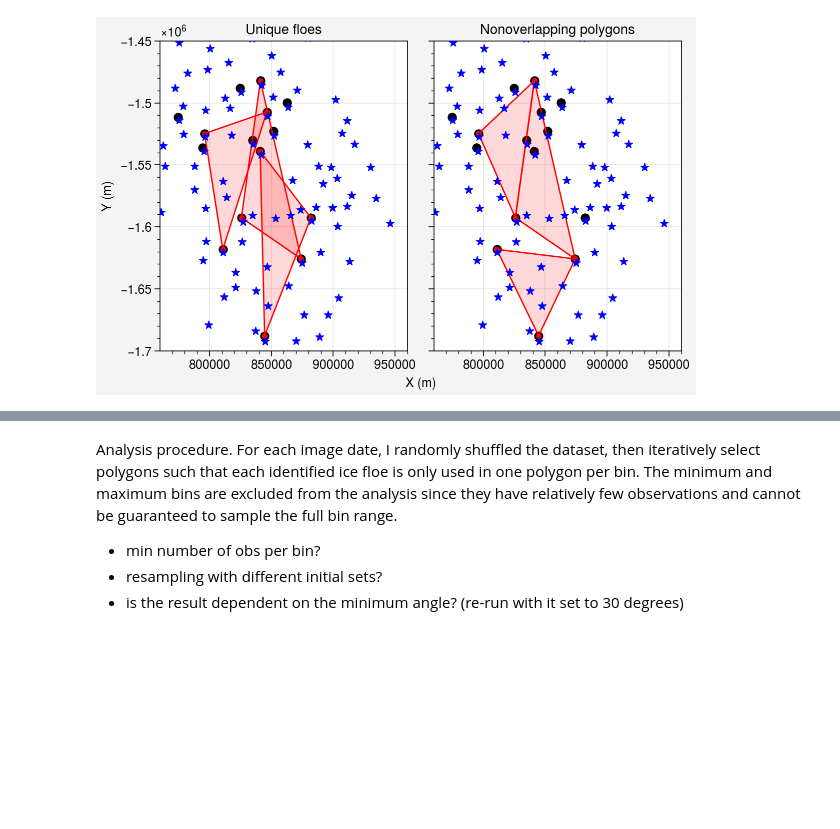
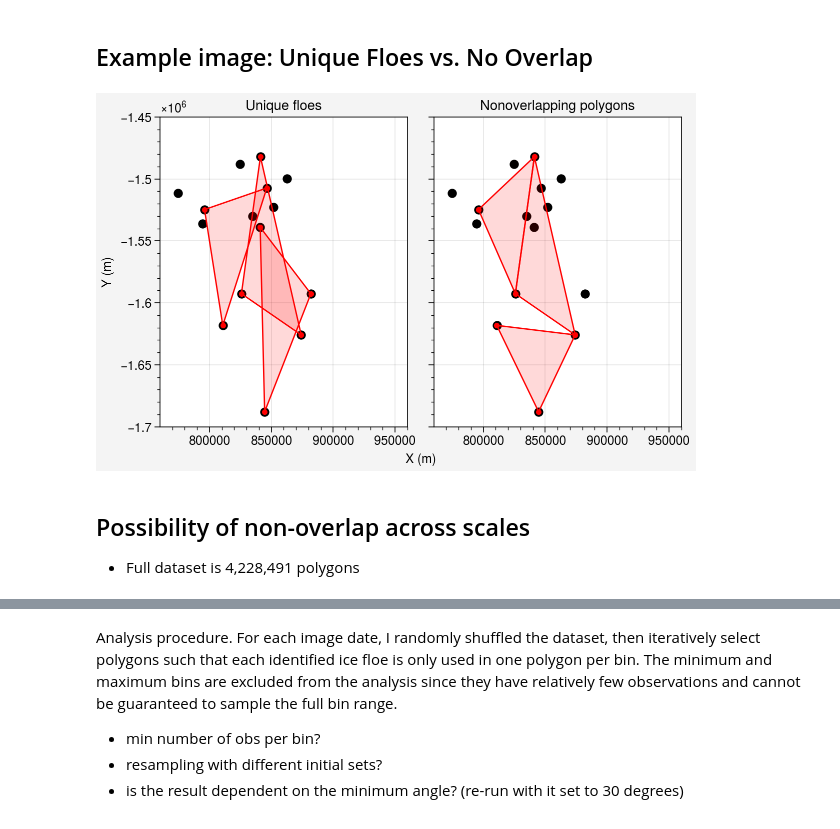
Before and after one commit to danielmwatkins/miz_scales_of_motion, a Jupyter notebook: notebooks/deformation_analysis.ipynb, the cells around one changed output, grey strips where cells are left out. Drawn from its saved outputs; the diff is of its cells as text; code cells hidden in the pictures; blank space fills up the shorter version.

```diff
--- a/notebooks/deformation_analysis.ipynb
+++ b/notebooks/deformation_analysis.ipynb
@@ -81,34 +46,37 @@ df['log_bin'] = np.digitize(df['L'], logbins)
 date = pd.to_datetime('2013-04-24 12:00:00')
 df_date = df.loc[df.datetime == date]
 traj_date = ift_data.loc[ift_data.datetime == date]
+# %% [markdown]
+## Example image: Unique Floes vs. No Overlap
 # %%
-
-
 fig, axs = pplt.subplots(width=6, aspect=1, ncols=2)
 for ax, sample_type in zip(axs, ['unique_floes_sample', 'no_overlap_sample']):
     for color, lb in zip(['r', None], [5]):
         df_bin = df_date.loc[df_date.log_bin == lb]
         polygons_init = []
 
         samples = []
         for row, data in df_bin.loc[df_bin[sample_type], :].iterrows():
             samples.append(Polygon([Point(x, y) for x, y in zip([data.x1, data.x2, data.x3],
                                                         [data.y1, data.y2, data.y3])]))
 
         ax.scatter(traj_date.x_stere.values, traj_date.y_stere.values, marker='o', color='k')
-        ax.scatter(df_full_date.x_stere.values, df_full_date.y_stere.values, marker='*', color='b', zorder=5)
+        # ax.scatter(df_date.x1.values, df_date.y_stere.values, marker='*', color='b', zorder=5)
         for p in polygons_init:
             ax.plot(*p.exterior.xy, color='k', lw=0.5, marker='', alpha=0.25)
             ax.plot(*p.exterior.xy, color='k', lw=0, marker='.')
 
         # colors = [c['color'] for c in pplt.Cycle('spectral', 5)]
 
         # for c, p in zip(colors*int(len(samples)/5), samples):
         for p in samples:
             ax.plot(*p.exterior.xy, lw=1, zorder=2, alpha=1, c=color, marker='.')
             ax.fill(*p.exterior.xy, lw=0, zorder=2, alpha=0.15, c=color)
         ax.format(ylim=(-1.7e6, -1.45e6), xlim=(0.76e6, 0.96e6))
     axs[0].format(title='Unique floes', xlabel='X (m)', ylabel = 'Y (m)')
     axs[1].format(title='Nonoverlapping polygons')
 # %% [output]
-[figure, old version]
+[figure, new version]
+# %% [markdown]
+## Possibility of non-overlap across scales
+* Full dataset is 4,228,491 polygons
```
Also changed, not shown: parts of 63 cells of this notebook, 5 other files.
